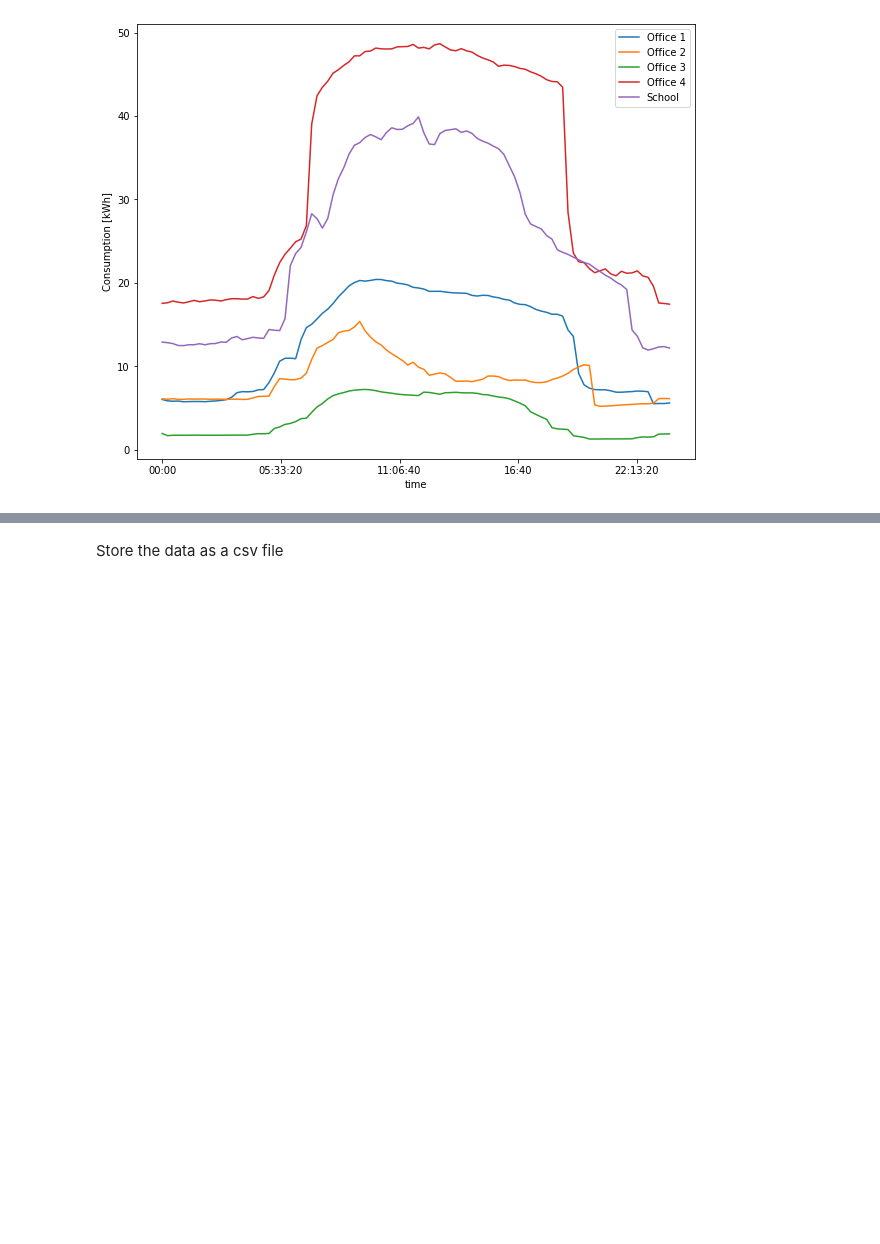
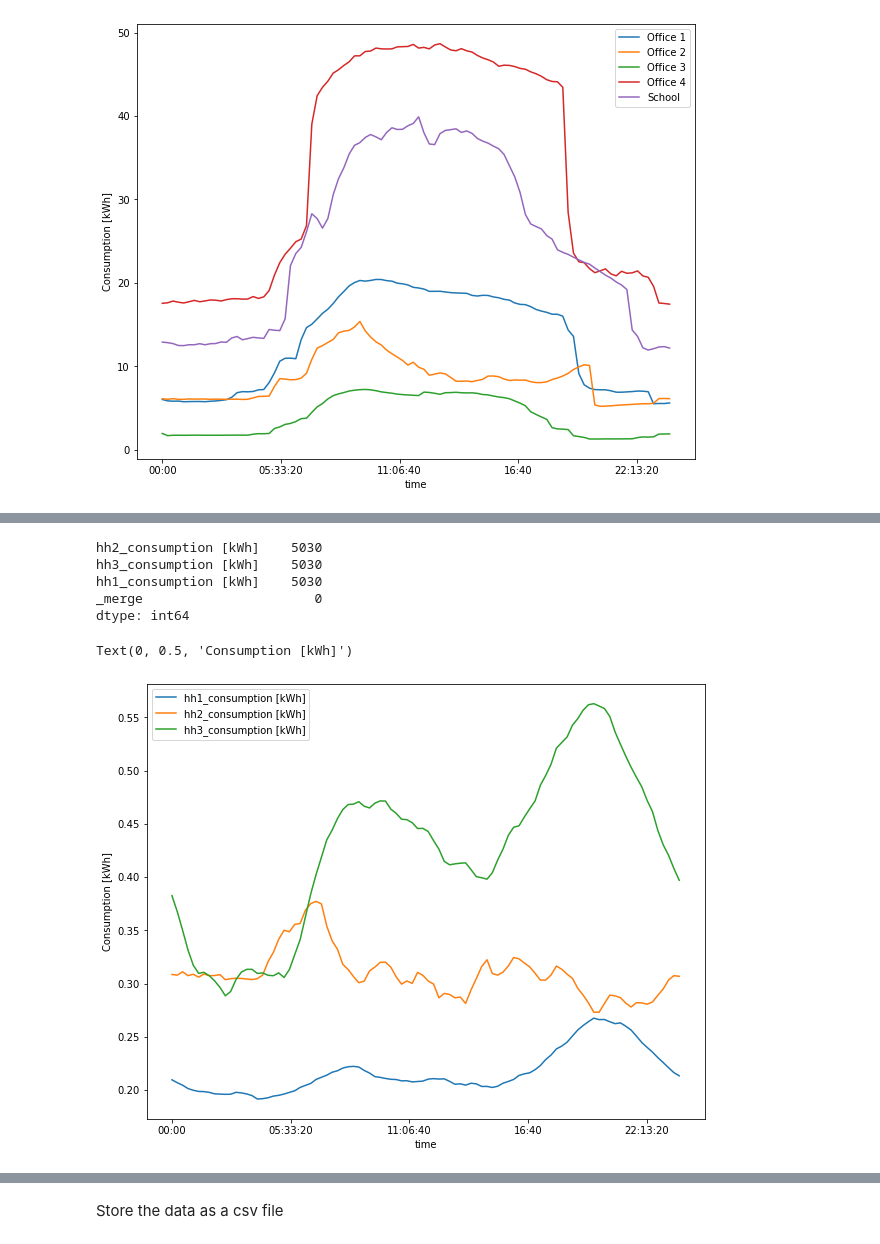
Before and after one commit to SoniAnmol/Modelling-Dutch-Energy-Communities, a Jupyter notebook: data/data_cleaning.ipynb, the cells around one changed output, grey strips where cells are left out. Drawn from its saved outputs; the diff is of its cells as text; code cells hidden in the pictures; blank space fills up the shorter version.

Commit message:
implemented captive consumption

```diff
--- a/data/data_cleaning.ipynb
+++ b/data/data_cleaning.ipynb
@@ -245,0 +264,57 @@ dtype: object
+# %%
+# Merge to identify missing records
+hh = pd.merge(df_h, hh, on='DateTime', how='left', indicator=True)
+hh.set_index('DateTime', inplace=True)
+# %%
+# Count missing records
+hh.isnull().sum()
+# %% [output]
+hh2_consumption [kWh]    5030
+hh3_consumption [kWh]    5030
+hh1_consumption [kWh]    5030
+_merge                      0
+dtype: int64
+# %%
+# Fill missing records with average consumption (weekday or weekend) for each month
+columns = ['hh1_consumption [kWh]', 'hh2_consumption [kWh]', 'hh3_consumption [kWh]']
+for month in np.arange(1, 13):
+    # Get all the values for the month
+    df_m = pd.DataFrame(hh[hh[columns].index.month == month][columns])
+    # Subset based on week day and weekend
+    df_weekday = df_m[df_m.index.weekday.isin([1, 2, 3, 4, 5])]
+    df_weekend = df_m[df_m.index.weekday.isin([6, 0])]
+    # Calculate average weekday consumption
+    avg_weekday = df_weekday.groupby(df_weekday.index.time).mean()
+    # Calculate average weekend consumption
+    avg_weekend = df_weekend.groupby(df_weekend.index.time).mean()
+    # Get dates of missing data in the weekend
+    dates_missing_data = np.unique(df_m[df_m.isna()].index.date)
+    # Replace missing data with average weekday/weekend consumption
+    for date in dates_missing_data:
+        if int(date.weekday()) in [6, 0]:
+            filler_value = reset_date_index(avg_weekend, date)
+            df_m.loc[str(date), columns] = filler_value[columns]
+        else:
+            filler_value = reset_date_index(avg_weekday, date)
+            df_m.loc[str(date), columns] = filler_value[columns]
+    # Add the complete monthly data to the main dataframe
+    hh.loc[hh[columns].index.month == month, columns] = df_m[columns]
+# %%
+# Extract the data for the year
+hh = hh.loc['2020-01-01':'2020-12-31', columns]
+hh.reset_index(inplace=True)
+hh['DateTime'] = hh['DateTime'].astype('str')
+hh = hh[~hh.DateTime.str.contains("2020-02-29")]
+hh['DateTime'] = [item.replace('2020', '2021') for item in hh.DateTime]
+hh['Local'] = pd.to_datetime(hh.DateTime, format='%Y-%m-%d %H:%M:%S')
+hh.drop('DateTime', axis=1, inplace=True)
+# %%
+df = hh.copy()
+df['Local'] = pd.to_datetime(df.Local)
+df.set_index('Local', inplace=True)
+fig, ax = plt.subplots(figsize=(10, 8))
+df.groupby(df.index.time).mean().plot(ax=ax, legend=True)
+ax.set_ylabel('Consumption [kWh]')
+# %% [output]
+Text(0, 0.5, 'Consumption [kWh]')
+[figure, added]
```
Also changed, not shown: parts of 42 cells of this notebook, 14 other files.
